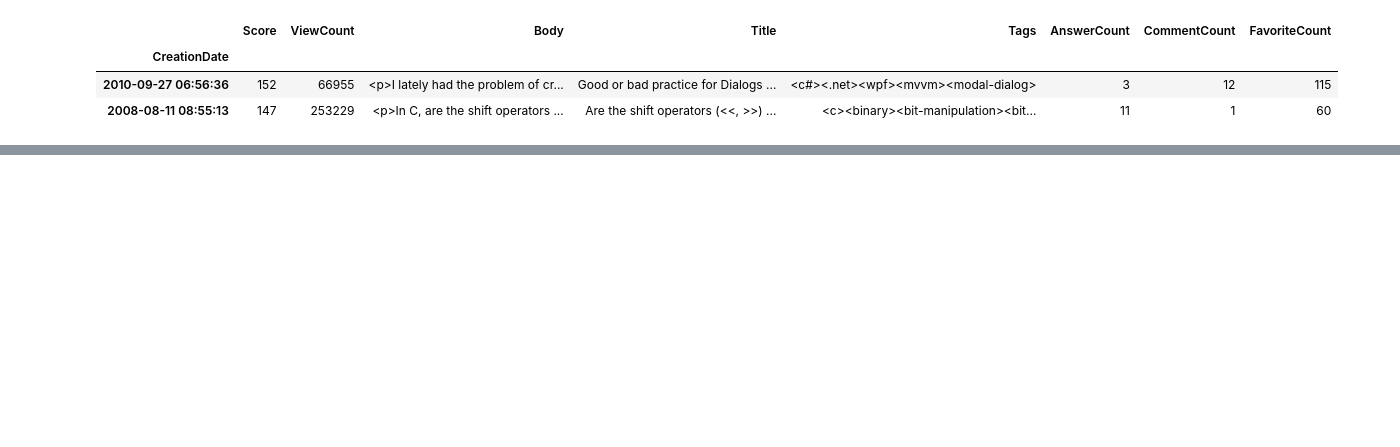
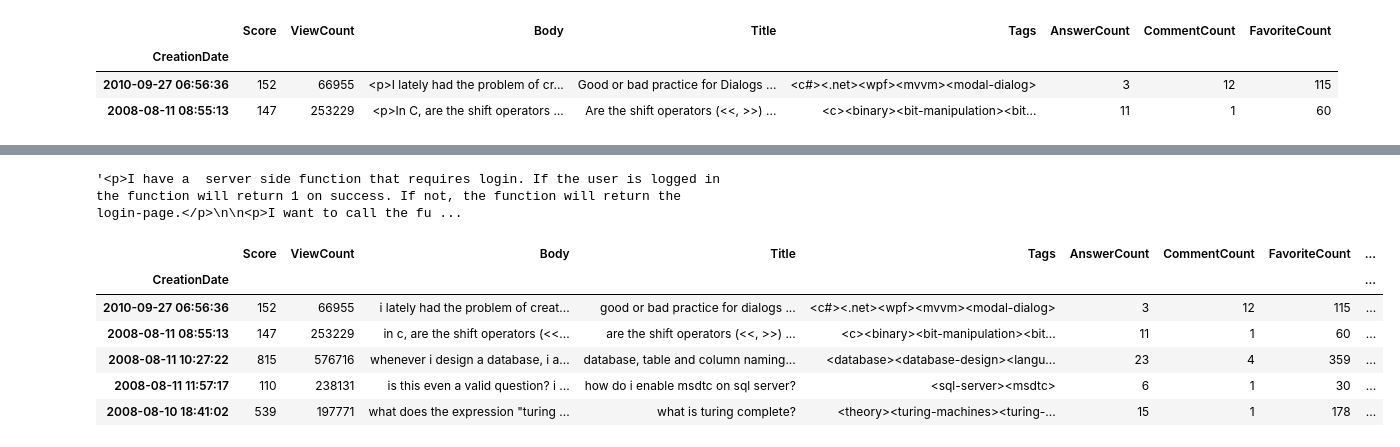
Before and after one commit to abugeia/P5_OCR_categorize_questions, a Jupyter notebook: P5_01_notebookexploration.ipynb, the cells around one changed output, grey strips where cells are left out. Cells and saved outputs as stored; diff of their text form; code cells hidden in the pictures; blank space fills up the shorter version.

```diff
--- a/P5_01_notebookexploration.ipynb
+++ b/P5_01_notebookexploration.ipynb
@@ -386,0 +374,5 @@ pd.options.display.max_colwidth = col_w
+# %%
+# data['Body'][0]
+
+for col in col_txt:
+    data[col] = data[col].apply(lambda x: cleaner(x))
@@ -386,0 +388,27 @@ pd.options.display.max_colwidth = col_w
+# %%
+# only 2 caract. min words except for c for the langage
+tokenizer_txt = nltk.RegexpTokenizer(r'[a-zA-Z]{2,}|c')
+
+# Take everything between the <>
+tokenizer_tags = nltk.RegexpTokenizer(r'(?<=\<).+?(?=\>)')
+# %%
+data_raw.Body[2100]
+# %% [output]
+'<p>I have a  server side function that requires login. If the user is logged in the function will return 1 on success. If not, the function will return the login-page.</p>\n\n<p>I want to call the fu ...
+# %%
+col_tok = [(e + '_tok') for e in col_txt]
+# %%
+for coltok, coltxt in zip(col_tok, col_txt):
+    data[coltok] = data[coltxt].apply(lambda x: tokenizer_txt.tokenize(x))
+
+data['Tags_tok'] = data['Tags'].apply(lambda x: tokenizer_tags.tokenize(x))
+# %%
+data.head()
+# %% [output]
+|  | Score | ViewCount | Body | Title | Tags | AnswerCount | CommentCount | FavoriteCount | ... |
+| CreationDate |  |  |  |  |  |  |  |  | ... |
+| 2010-09-27 06:56:36 | 152 | 66955 | i lately had the problem of creat... | good or bad practice for dialogs ... | <c#><.net><wpf><mvvm><modal-dialog> | 3 | 12 | 115 | ... |
+| 2008-08-11 08:55:13 | 147 | 253229 | in c, are the shift operators (<<... | are the shift operators (<<, >>) ... | <c><binary><bit-manipulation><bit... | 11 | 1 | 60 | ... |
+| 2008-08-11 10:27:22 | 815 | 576716 | whenever i design a database, i a... | database, table and column naming... | <database><database-design><langu... | 23 | 4 | 359 | ... |
+| 2008-08-11 11:57:17 | 110 | 238131 | is this even a valid question? i ... | how do i enable msdtc on sql server? | <sql-server><msdtc> | 6 | 1 | 30 | ... |
+| 2008-08-10 18:41:02 | 539 | 197771 | what does the expression "turing ... | what is turing complete? | <theory><turing-machines><turing-... | 15 | 1 | 178 | ... |
```
Also changed, not shown: parts of 31 cells of this notebook, 1 other file.
